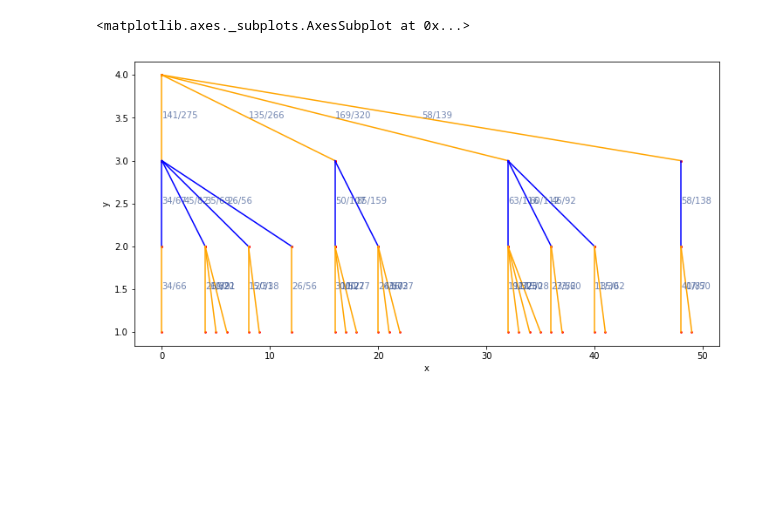
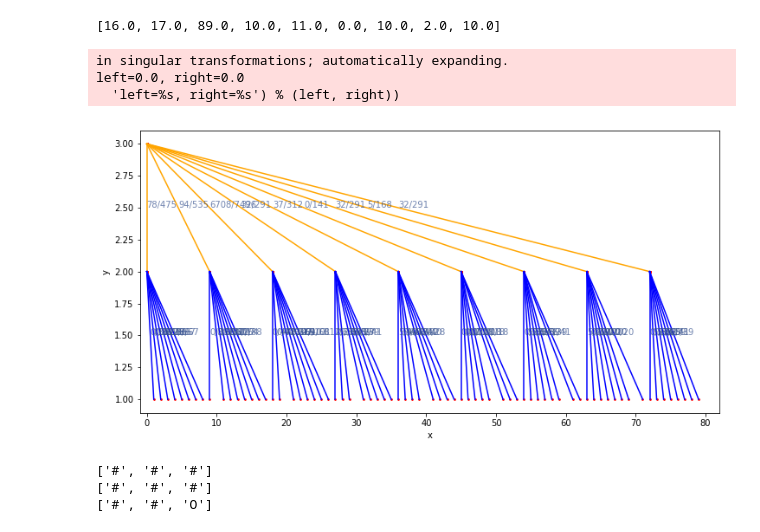
Before and after one commit to matisyo/smartAiMineSweeper, a Jupyter notebook: Sistemas de recomendacion del año 2043 me hago millonario.ipynb, the cells around one changed output. Saved outputs shown, nothing was run; the diff lists cells and outputs as text; code cells hidden in the pictures; blank space fills up the shorter version.

```diff
--- a/Sistemas de recomendacion del año 2043 me hago millonario.ipynb
+++ b/Sistemas de recomendacion del año 2043 me hago millonario.ipynb
@@ -88,6 +61,6 @@ def redibujar(frase):
 # %%
-max_deep=4
-width=4
+max_deep=3
+width=9
 def dibujar(nodo,ax,depth):
     if depth==max_deep or nodo.pasoporaca==0:
         return ax
@@ -97,16 +70,15 @@ def dibujar(nodo,ax,depth):
     cantidad_espacios=0
 
     for i,n in enumerate(l):
-        cantidad_espacios += width**(max_deep-1-i)*int(n)
+        if n != '-1':
+            cantidad_espacios += width**(max_deep-1-i)*int(n)
 
     xh,yh =cantidad_espacios,max_deep-depth
     xp,yp =cantidad_espacios,max_deep-depth
     if len(l)>1:
-        xp,yp =cantidad_espacios-width**(max_deep-1-i)*int(l[-1]),max_deep-depth+1
+        xp,yp = cantidad_espacios-width**(max_deep-1-i)*int(l[-1]),max_deep-depth+1
 
     df = pd.DataFrame({'x':[xh,xp],'y':[yh,yp]})
-
-
     if depth%2!=0:
         ax = df.plot(kind='line',x='x',y='y',ax=ax,c='Orange')
     else:
@@ -117,6 +89,7 @@ def dibujar(nodo,ax,depth):
 
     ax = df.plot(kind='scatter',x='x',y='y',s=3,ax=ax,c='r',legend=None,figsize=(12,6)   )
     ax.get_legend().remove()
+    ax.set_xlim(-1,width**(max_deep-1)+1)
     for h in nodo.hijos:
         ax = dibujar(h,ax,depth+1)
     return ax
@@ -122,0 +228,8 @@ def dibujar(nodo,ax,depth):
+# %%
+g= Tateti()
+g.move(0)
+r = Nodo(ITERACIONES,g)
+for i in range(1000):
+    r.select()
+dibujar(r,None,0)
+plt.show()
@@ -123,9 +241,24 @@ def dibujar(nodo,ax,depth):
+# %%
+[i.ganopasando/i.pasoporaca*100//1 for i in r.hijos]
+# %% [output]
+[16.0, 17.0, 89.0, 10.0, 11.0, 0.0, 10.0, 2.0, 10.0]
 # %%
-ITERACIONES=1000
-r = crear_nodo("0",0,0,[])
+ITERACIONES=10000
+r = Nodo(ITERACIONES,Tateti())
 for i in range(ITERACIONES):
     r.select()
 dibujar(r,None,0)
+plt.show()
 # %% [output]
-<matplotlib.axes._subplots.AxesSubplot at 0x...>
+in singular transformations; automatically expanding.
+left=0.0, right=0.0
+  'left=%s, right=%s') % (left, right))
-[figure, old version]
+[figure, new version]
+# %%
+a = Tateti()
+a.move(2)
+a.show()
+# %% [output]
+['#', '#', '#']
+['#', '#', '#']
+['#', '#', 'O']
```
Also changed, not shown: parts of 15 cells of this notebook.
